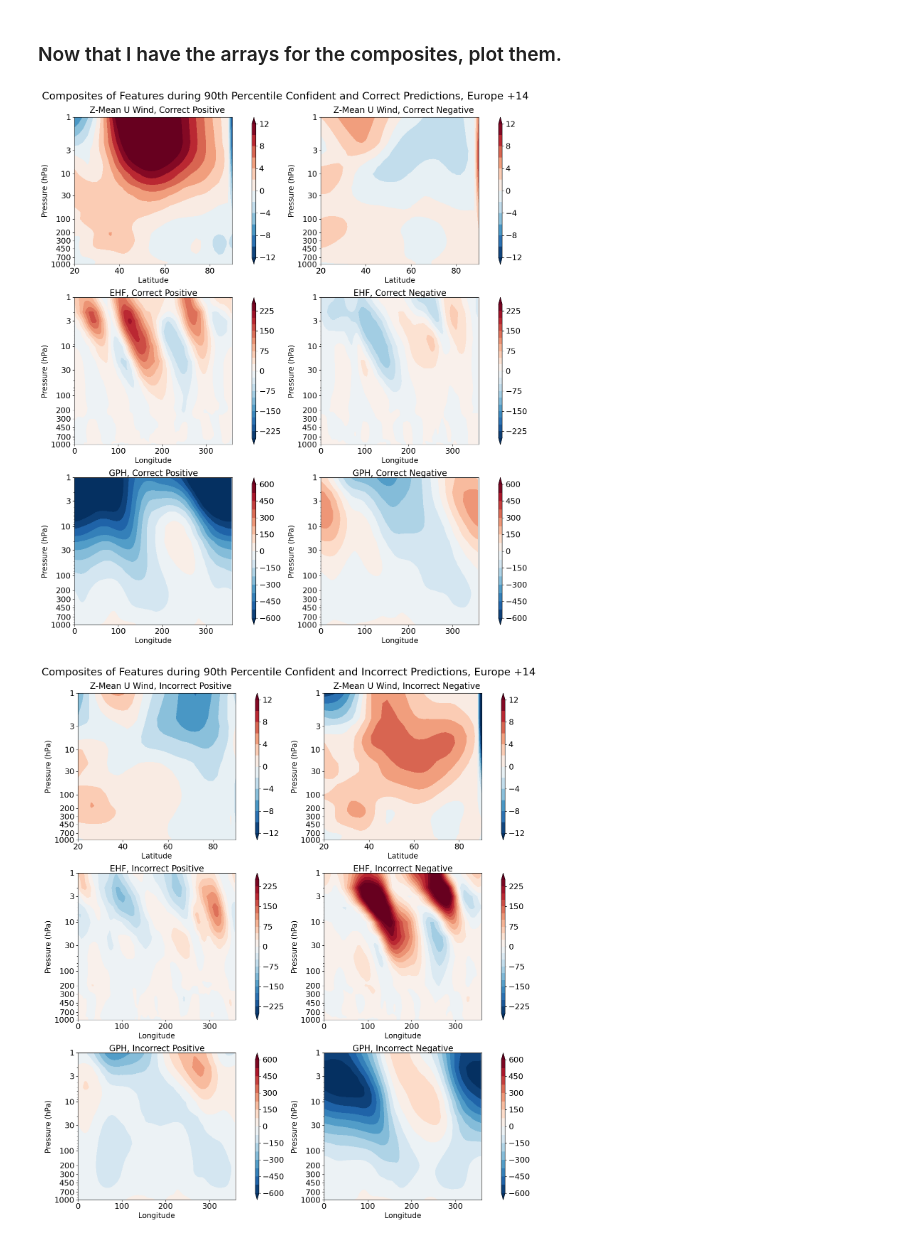
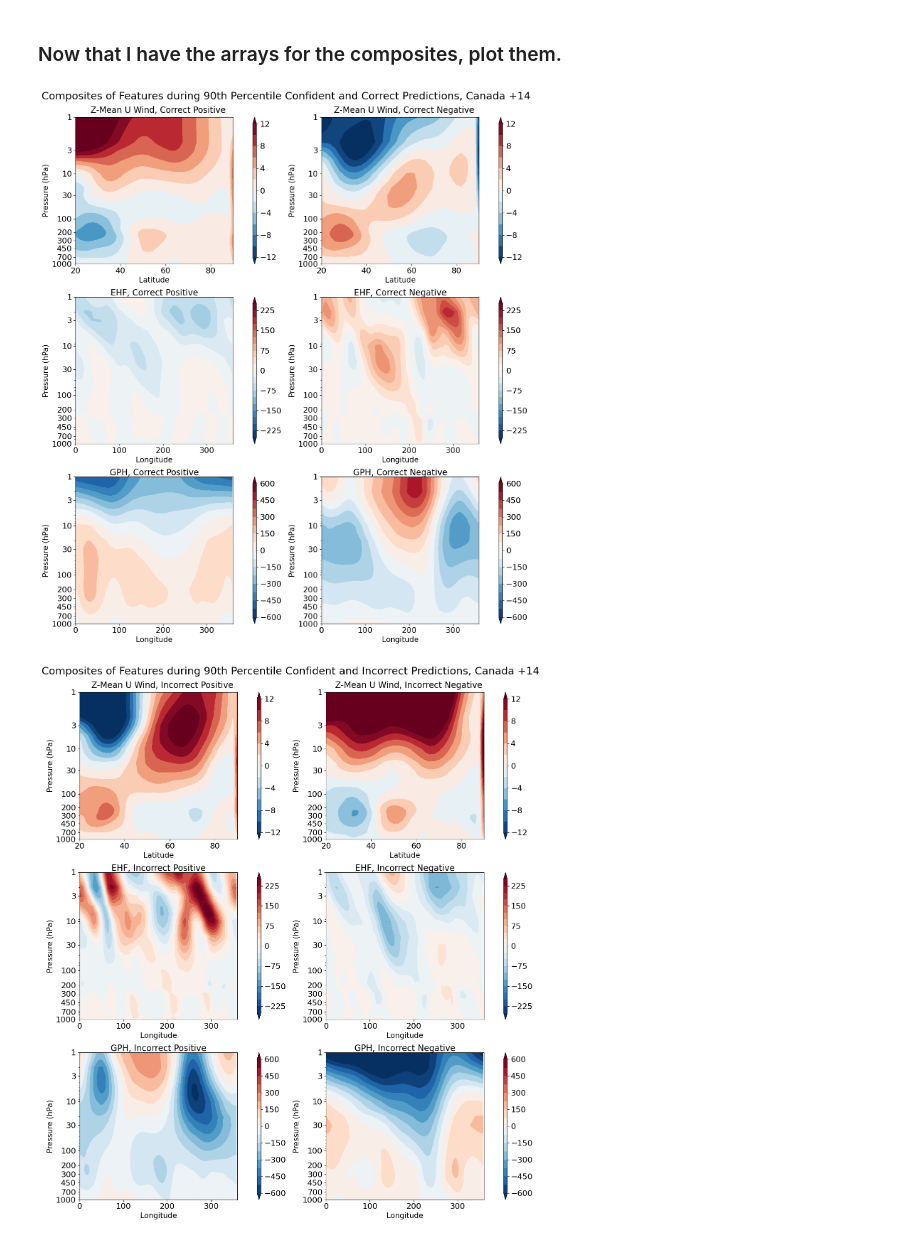
Before and after one commit to emf98/RemoteAI, a Jupyter notebook: model_training/14days_Tk2/composites/EOF_LSTMComps.ipynb, the cells around one changed output. Cells and saved outputs as stored; diff of their text form; code cells hidden in the pictures.

```diff
--- a/model_training/14days_Tk2/composites/EOF_LSTMComps.ipynb
+++ b/model_training/14days_Tk2/composites/EOF_LSTMComps.ipynb
@@ -45,19 +45,19 @@ EHF shape:  (10, 149, 37, 180)
 GPH shape:  (10, 149, 37, 180)
 # %%
 ##open indice files
-infile = open("posXtest_RF14.p", 'rb')
+infile = open("../index/posXtest_can14.p", 'rb')
 posXtest = pickle.load(infile)
 infile.close()
 
-infile = open("FposXtest_RF14.p", 'rb')
+infile = open("../index/FposXtest_can14.p", 'rb')
 FposXtest = pickle.load(infile)
 infile.close()
 
-infile = open("negXtest_RF14.p", 'rb')
+infile = open("../index/negXtest_can14.p", 'rb')
 negXtest = pickle.load(infile)
 infile.close()
 
-infile = open("FnegXtest_RF14.p", 'rb')
+infile = open("../index/FnegXtest_can14.p", 'rb')
 FnegXtest = pickle.load(infile)
 infile.close()
 # %%
@@ -87,6 +87,12 @@ Len levels:  37
 Now ... I am going to have to designate the  events of interest.
 
 I will have to search and etablish when it is the greatest, save the indices, and plot composites.
+# %%
+##index of desired date
+index = 13
+
+## 13 for Canada (T-0)
+## 10 for Europe (T-3)
 # %%
 ##Correct Positive Events
 U_cpos = np.empty((len(posXtest), 37, 36))
@@ -101,9 +107,9 @@ for i in range(0,10):
         for k in range(len(posXtest)):
             pos_index = posXtest[k]
             if pos_index == date_index:
-                U_cpos[k,:,:] = U_14[i,j+10,:,:]
-                EHF_cpos[k,:,:] = EHF_14[i,j+10,:,:]
-                GPH_cpos[k,:,:] = GPH_14[i,j+10,:,:]
+                U_cpos[k,:,:] = U_14[i,j+index,:,:]
+                EHF_cpos[k,:,:] = EHF_14[i,j+index,:,:]
+                GPH_cpos[k,:,:] = GPH_14[i,j+index,:,:]
 
 ##False Positive Events
 U_Fpos = np.empty((len(FposXtest), 37, 36))
@@ -118,9 +124,9 @@ for i in range(0,10):
         for k in range(len(FposXtest)):
             pos_index = FposXtest[k]
             if pos_index == date_index:
-                U_Fpos[k,:,:] = U_14[i,j+10,:,:]
-                EHF_Fpos[k,:,:] = EHF_14[i,j+10,:,:]
-                GPH_Fpos[k,:,:] = GPH_14[i,j+10,:,:]
+                U_Fpos[k,:,:] = U_14[i,j+index,:,:]
+                EHF_Fpos[k,:,:] = EHF_14[i,j+index,:,:]
+                GPH_Fpos[k,:,:] = GPH_14[i,j+index,:,:]
 # %%
 ##Correct Negative Events
 U_cneg = np.empty((len(negXtest), 37, 36))
@@ -135,9 +141,9 @@ for i in range(0,10):
         for k in range(len(negXtest)):
             neg_index = negXtest[k]
             if neg_index == date_index:
-                U_cneg[k,:,:] = U_14[i,j+10,:,:]
-                EHF_cneg[k,:,:] = EHF_14[i,j+10,:,:]
-                GPH_cneg[k,:,:] = GPH_14[i,j+10,:,:]
+                U_cneg[k,:,:] = U_14[i,j+index,:,:]
+                EHF_cneg[k,:,:] = EHF_14[i,j+index,:,:]
+                GPH_cneg[k,:,:] = GPH_14[i,j+index,:,:]
 
 ##False Negative Events
 U_Fneg = np.empty((len(FnegXtest), 37, 36))
@@ -152,6 +158,6 @@ for i in range(0,10):
         for k in range(len(FnegXtest)):
             neg_index = FnegXtest[k]
             if neg_index == date_index:
-                U_Fneg[k,:,:] = U_14[i,j+10,:,:]
-                EHF_Fneg[k,:,:] = EHF_14[i,j+10,:,:]
-                GPH_Fneg[k,:,:] = GPH_14[i,j+10,:,:]
+                U_Fneg[k,:,:] = U_14[i,j+index,:,:]
+                EHF_Fneg[k,:,:] = EHF_14[i,j+index,:,:]
+                GPH_Fneg[k,:,:] = GPH_14[i,j+index,:,:]
@@ -162,7 +166,7 @@ For the sake of the instances currently observed (Europe at 14 days lead time),
 # %%
 fs = 18
 fig, axes = plt.subplots(3, 2, figsize=(14, 16))
-plt.suptitle("Composites of Features during 90th Percentile Confident and Correct Predictions, Europe +14",fontsize=21)
+plt.suptitle("Composites of Features during 90th Percentile Confident and Correct Predictions, Canada +14",fontsize=21)
 
 titles = ["Correct Positive", "Correct Negative"]
 data = [U_cpos,U_cneg,
@@ -271,14 +275,14 @@ for i in range(0, 6):
 
 plt.tight_layout()
 plt.subplots_adjust(top=0.935)
-#plt.savefig("GPH4_Composites.png")
+plt.savefig("Can14_Comps_Correct.png")
 plt.show()
 # %% [output]
-[figure, old version]
+[figure, new version]
 # %%
 fs = 18
 fig, axes = plt.subplots(3, 2, figsize=(14, 16))
-plt.suptitle("Composites of Features during 90th Percentile Confident and Incorrect Predictions, Europe +14",fontsize=21)
+plt.suptitle("Composites of Features during 90th Percentile Confident and Incorrect Predictions, Canada +14",fontsize=21)
 
 titles = ["Incorrect Positive", "Incorrect Negative"]
 data = [U_Fpos,U_Fneg,
@@ -362,32 +366,32 @@ for i in range(0, 6):
         clevel = np.arange(colorbarMin, colorbarMax + colorspace, colorspace)
         axes[i].set_title("GPH, "+str(titles[i-4]), fontsize=fs-1, y=0.99)
 
         h = axes[i].contourf(
             lon,
             lev,
             np.nanmean(data[i], axis = 0),
             clevel,
             cmap=color,
             extend="both",
         )
         cbar = plt.colorbar(
             h, orientation="vertical", shrink=1, fraction=0.1, pad=0.1, aspect=40
         )
         cbar.ax.tick_params(labelsize=fs-2)
         axes[i].tick_params(labelsize=fs-2)
         axes[i].set_yscale('log')
         axes[i].invert_yaxis()
         axes[i].set_ylabel('Pressure (hPa)', fontsize=fs-3)
         axes[i].set_yticks([1, 3, 10, 30, 100, 200, 300, 450, 700, 1000])
         axes[i].get_yaxis().set_major_formatter(plt.ScalarFormatter())
 
         axes[i].set_xlim(0, 360)
         axes[i].set_xlabel('Longitude', fontsize=fs-3)
 
 
 plt.tight_layout()
 plt.subplots_adjust(top=0.935)
-#plt.savefig("GPH4_Composites.png")
+plt.savefig("Can14_Comps_Inorrect.png")
 plt.show()
 # %% [output]
-[figure, old version]
+[figure, new version]
```
Also changed, not shown: parts of 1 cell of this notebook, 4 other files.
